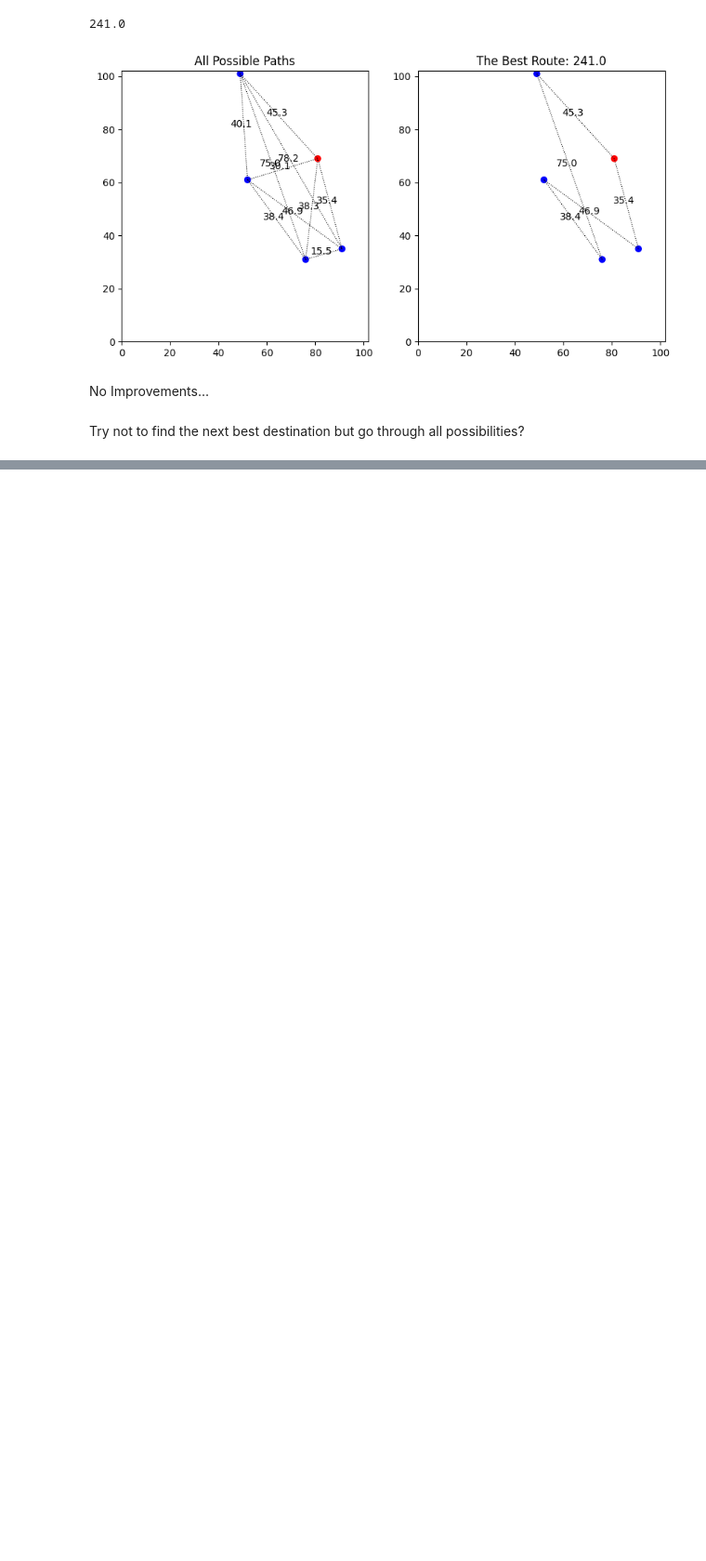
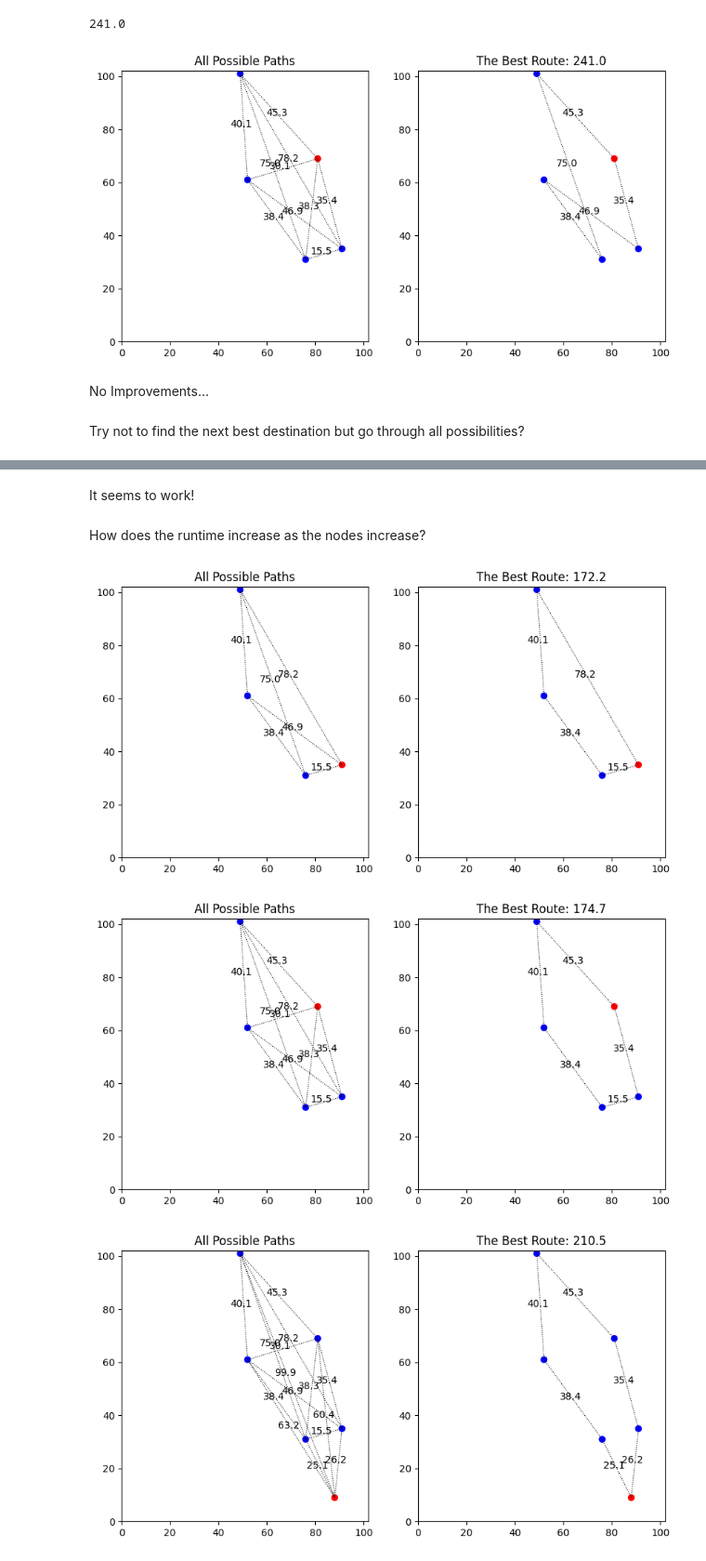
Before and after one commit to kellychin79/analysis_4, a Jupyter notebook: routing_with_xy_coordinates.ipynb, the cells around one changed output, grey strips where cells are left out. Shown at 93% size. Cells and saved outputs as stored; diff of their text form; code cells hidden in the pictures; blank space fills up the shorter version.

Commit message:
display the expoential runtime

```diff
--- a/routing_with_xy_coordinates.ipynb
+++ b/routing_with_xy_coordinates.ipynb
@@ -595,0 +534,20 @@ Elasped time:14.9sec
+# %% [markdown]
+It seems to work!
+# %% [markdown]
+How does the runtime increase as the nodes increase?
+# %%
+v = 11
+elapsed_time = []
+
+for i in range(3, v):
+    a = time.time()
+
+    random.seed(110)
+
+    run_v3(max_range=100, num_dest=i)
+
+    elapsed_time.append(round(time.time()-a,2))
+# %% [output]
+[figure, added]
+[figure, added]
+[figure, added]
```
Also changed, not shown: parts of 20 cells of this notebook, 1 other file.
